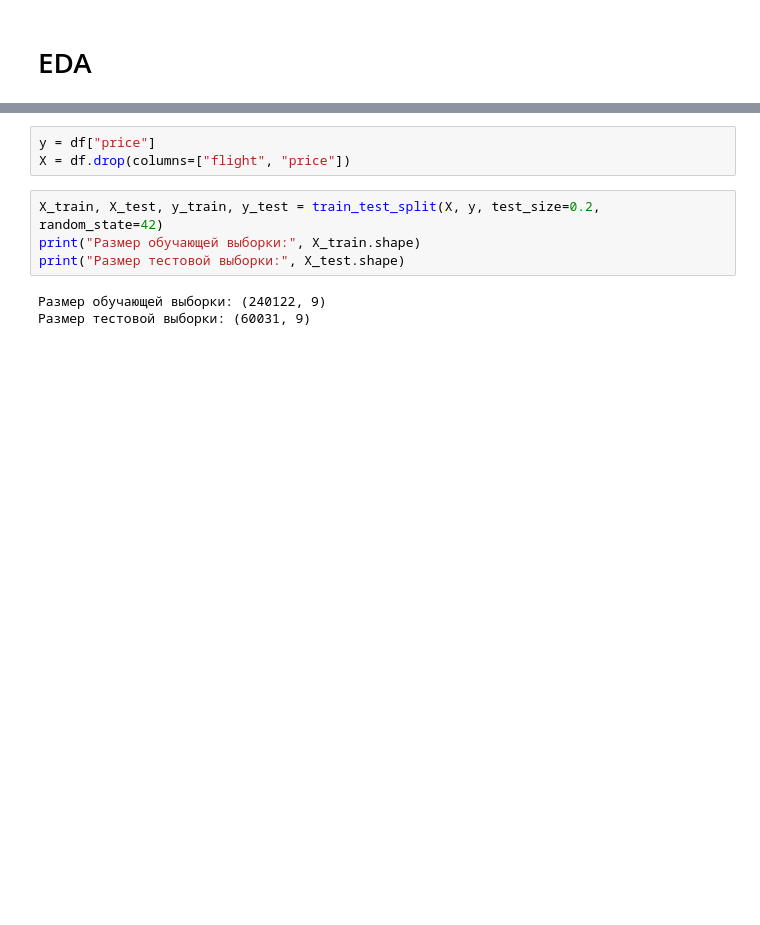
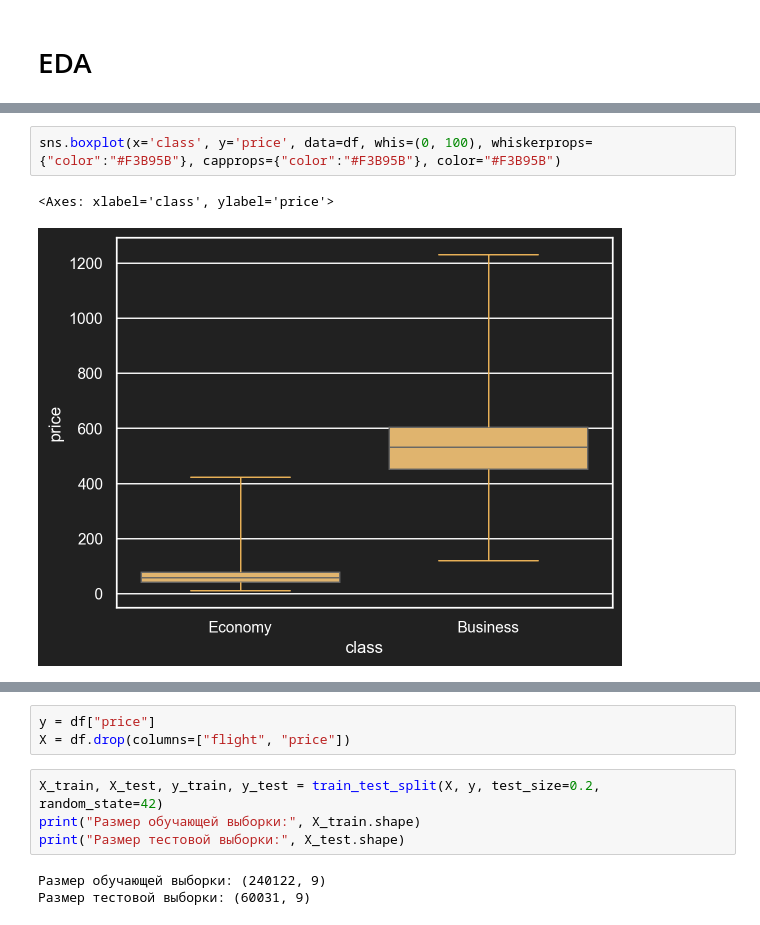
Before and after one commit to A2020GK/HSE_ML_Practice, a Jupyter notebook: project/research.ipynb, the cells around one changed output, grey strips where cells are left out. Drawn from its saved outputs; the diff is of its cells as text; blank space fills up the shorter version.

```diff
--- a/project/research.ipynb
+++ b/project/research.ipynb
@@ -42,0 +66,5 @@ plt.show()
+# %%
+sns.boxplot(x='class', y='price', data=df, whis=(0, 100), whiskerprops={"color":"#F3B95B"}, capprops={"color":"#F3B95B"}, color="#F3B95B")
+# %% [output]
+<Axes: xlabel='class', ylabel='price'>
+[figure, added]
```
Also changed, not shown: parts of 17 cells of this notebook, 10 other files.
